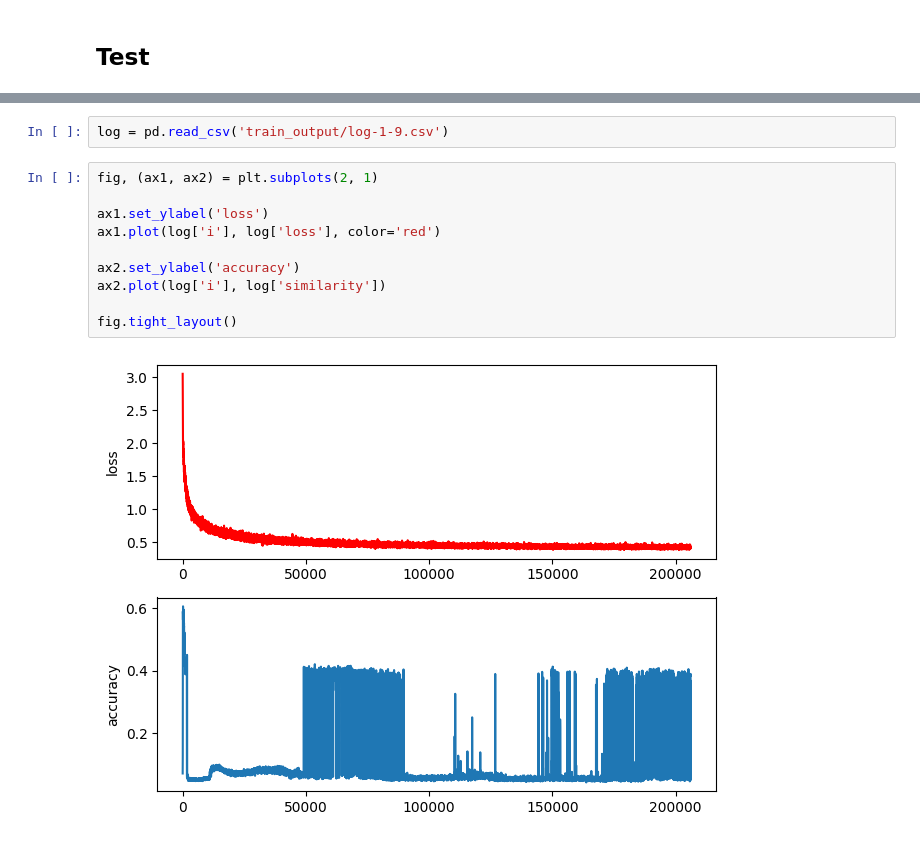
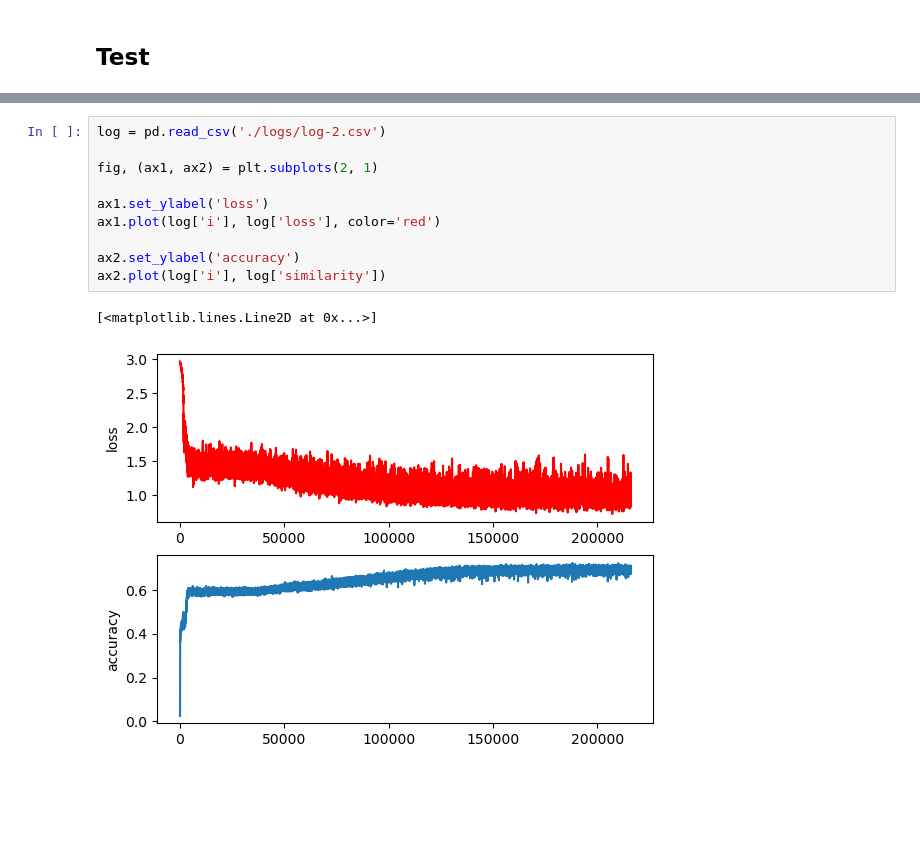
Before and after one commit to jshe2304/smilesVAE, a Jupyter notebook: ae.ipynb, the cells around one changed output, grey strips where cells are left out. Drawn from its saved outputs; the diff is of its cells as text; blank space fills up the shorter version.

Commit message:
training progess made. see weights-2

```diff
--- a/ae.ipynb
+++ b/ae.ipynb
@@ -85,14 +110,13 @@ evaluate_ae(encoder, decoder, smiles, 1000, params=params)
-# %%
-log = pd.read_csv('train_output/log-1-9.csv')
 # %%
+log = pd.read_csv('./logs/log-2.csv')
+
 fig, (ax1, ax2) = plt.subplots(2, 1)
 
 ax1.set_ylabel('loss')
 ax1.plot(log['i'], log['loss'], color='red')
 
 ax2.set_ylabel('accuracy')
 ax2.plot(log['i'], log['similarity'])
-
-fig.tight_layout()
 # %% [output]
+[<matplotlib.lines.Line2D at 0x...>]
-[figure, old version]
+[figure, new version]
```
Also changed, not shown: parts of 11 cells of this notebook, 21 other files.
